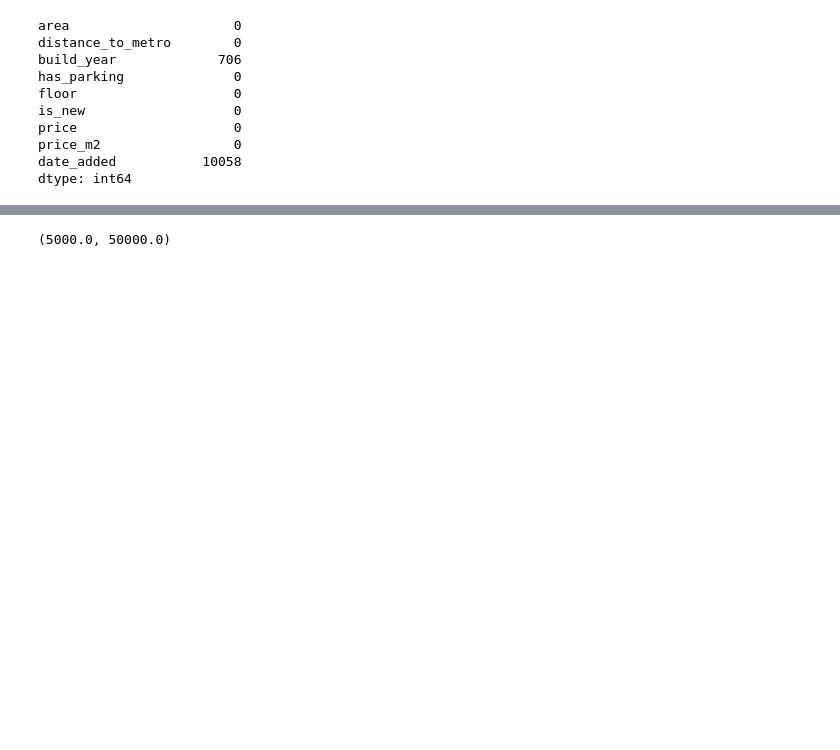
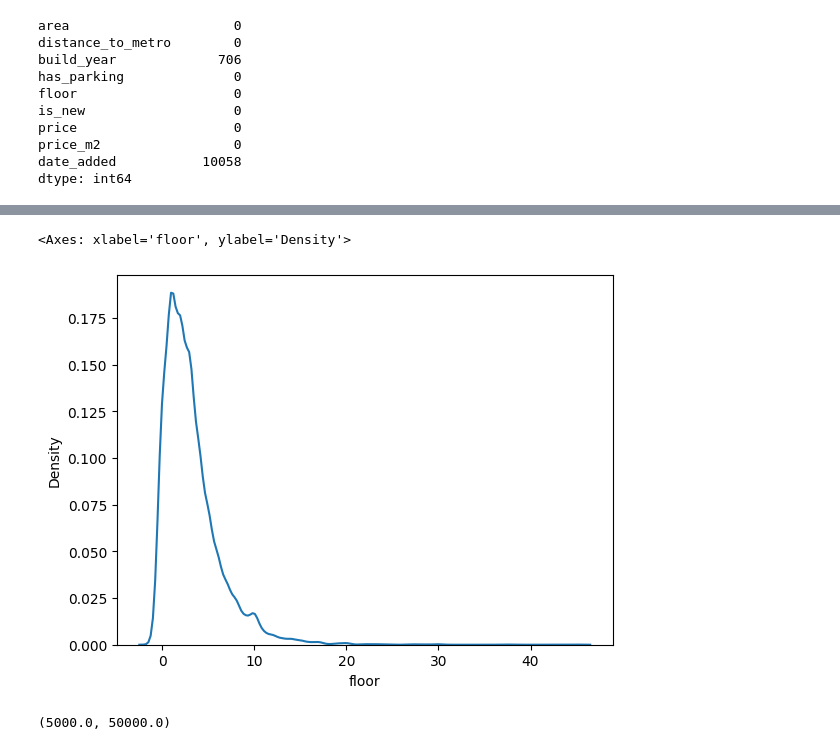
Before and after one commit to ThePhaseless/ProjectMAD, a Jupyter notebook: data_analysis.ipynb, the cells around one changed output, grey strips where cells are left out. Cells and saved outputs as stored; diff of their text form; code cells hidden in the pictures; blank space fills up the shorter version.

```diff
--- a/data_analysis.ipynb
+++ b/data_analysis.ipynb
@@ -67,3 +82,9 @@ Passing `palette` without assigning `hue` is deprecated and will be removed in v
+# %%
+#Wizualizacja rozkładu pięter
+sns.kdeplot(x = df["floor"])
+# %% [output]
+<Axes: xlabel='floor', ylabel='Density'>
+[figure, added]
 # %%
 #Wizualizacja rozkładu ceny za metr kwadratowy (w zależności od długości trwania ogłoszenia)
 sns.histplot(x = df["price_m2"], kde=True, hue=df["is_new"])
```
Also changed, not shown: parts of 8 cells of this notebook.
